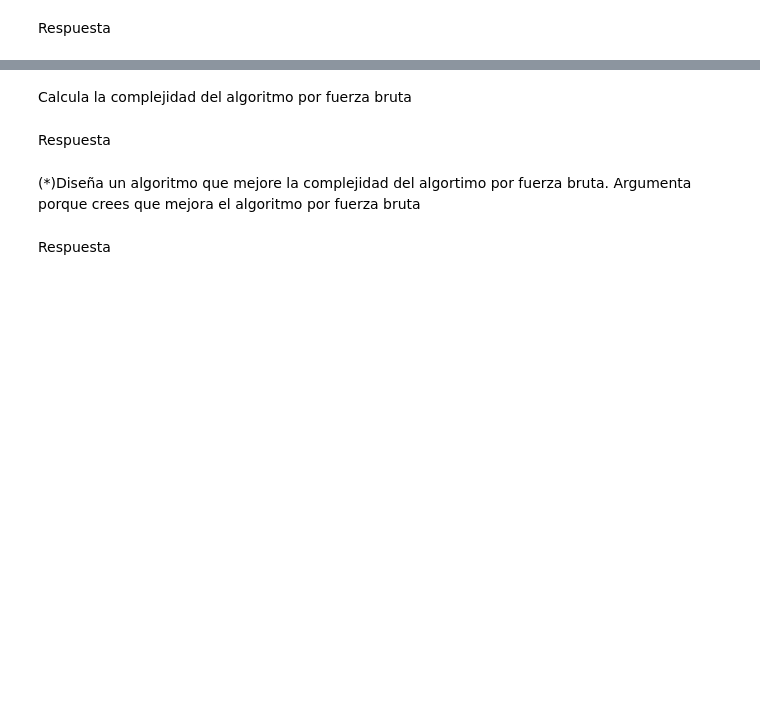
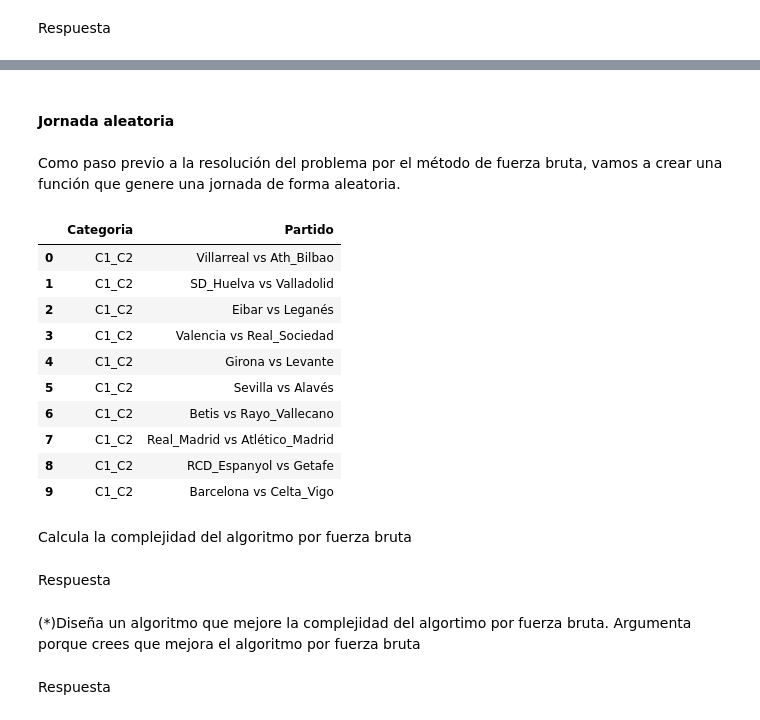
Before and after one commit to MCaleroSanchez/M, a Jupyter notebook: Seminario_Algoritmos.ipynb, the cells around one changed output, grey strips where cells are left out. Saved outputs shown, nothing was run; the diff lists cells and outputs as text; code cells hidden in the pictures; blank space fills up the shorter version.

```diff
--- a/Seminario_Algoritmos.ipynb
+++ b/Seminario_Algoritmos.ipynb
@@ -140,0 +430,52 @@ Respuesta
+# %% [markdown]
+#### Jornada aleatoria
+# %% [markdown]
+Como paso previo a la resolución del problema por el método de fuerza bruta, vamos a crear una función que genere una jornada de forma aleatoria.
+# %%
+
+# En primer lugar permutamos de forma aleatoria los equipos
+
+from sklearn.utils import shuffle
+mezcla = shuffle(equipos) #función shuffle
+
+# A continuación creamos la jornada agrupando el dataset mezcla de dos en dos.
+# Conservaremos la categoría de cada equipo para poder calcular la audiencia.
+
+jornada = pd.DataFrame(columns=('Categoria','Partido'))
+
+for i in range(0,len(mezcla),2):    # recorro mezcla
+    # Creo la Categoría
+    C1 = mezcla.iloc(axis=0)[i]['Categoria_numerica']
+    C2 = mezcla.iloc(axis=0)[i+1]['Categoria_numerica']
+
+    #ordeno la categoria, que sea un Celta Madrid o un Madrid Celta, no es lo mismo a nivel de quién juega como local pero,
+    #para calcular la audiencia, es irrelevante
+
+    # Asignamos a la categoría un valor numérico: A->1, B->2, C->3
+
+
+
+    if C1 < C2:
+      C = 'C1' + '_' + 'C2' # Categoria del partido (mismo formato definido anteriormente)
+      encuentro = mezcla.iloc(axis=0)[i]['Equipo'] + ' vs '+ mezcla.iloc(axis=0)[i+1]['Equipo'] # partido
+
+    else:
+      C = 'C1' + '_' + 'C2' # Categoria del partido (mismo formato definido anteriormente)
+      encuentro = mezcla.iloc(axis=0)[i+1]['Equipo'] + ' vs '+ mezcla.iloc(axis=0)[i]['Equipo'] # partido
+
+    # Asignamos fila al DF (enfrentamiento entre dos equipos)
+    jornada.loc[len(jornada)]=[C,encuentro]
+# %%
+jornada
+# %% [output]
+|  | Categoria | Partido |
+| 0 | C1_C2 | Villarreal vs Ath_Bilbao |
+| 1 | C1_C2 | SD_Huelva vs Valladolid |
+| 2 | C1_C2 | Eibar vs Leganés |
+| 3 | C1_C2 | Valencia vs Real_Sociedad |
+| 4 | C1_C2 | Girona vs Levante |
+| 5 | C1_C2 | Sevilla vs Alavés |
+| 6 | C1_C2 | Betis vs Rayo_Vallecano |
+| 7 | C1_C2 | Real_Madrid vs Atlético_Madrid |
+| 8 | C1_C2 | RCD_Espanyol vs Getafe |
+| 9 | C1_C2 | Barcelona vs Celta_Vigo |
```
Also changed, not shown: parts of 25 cells of this notebook.
